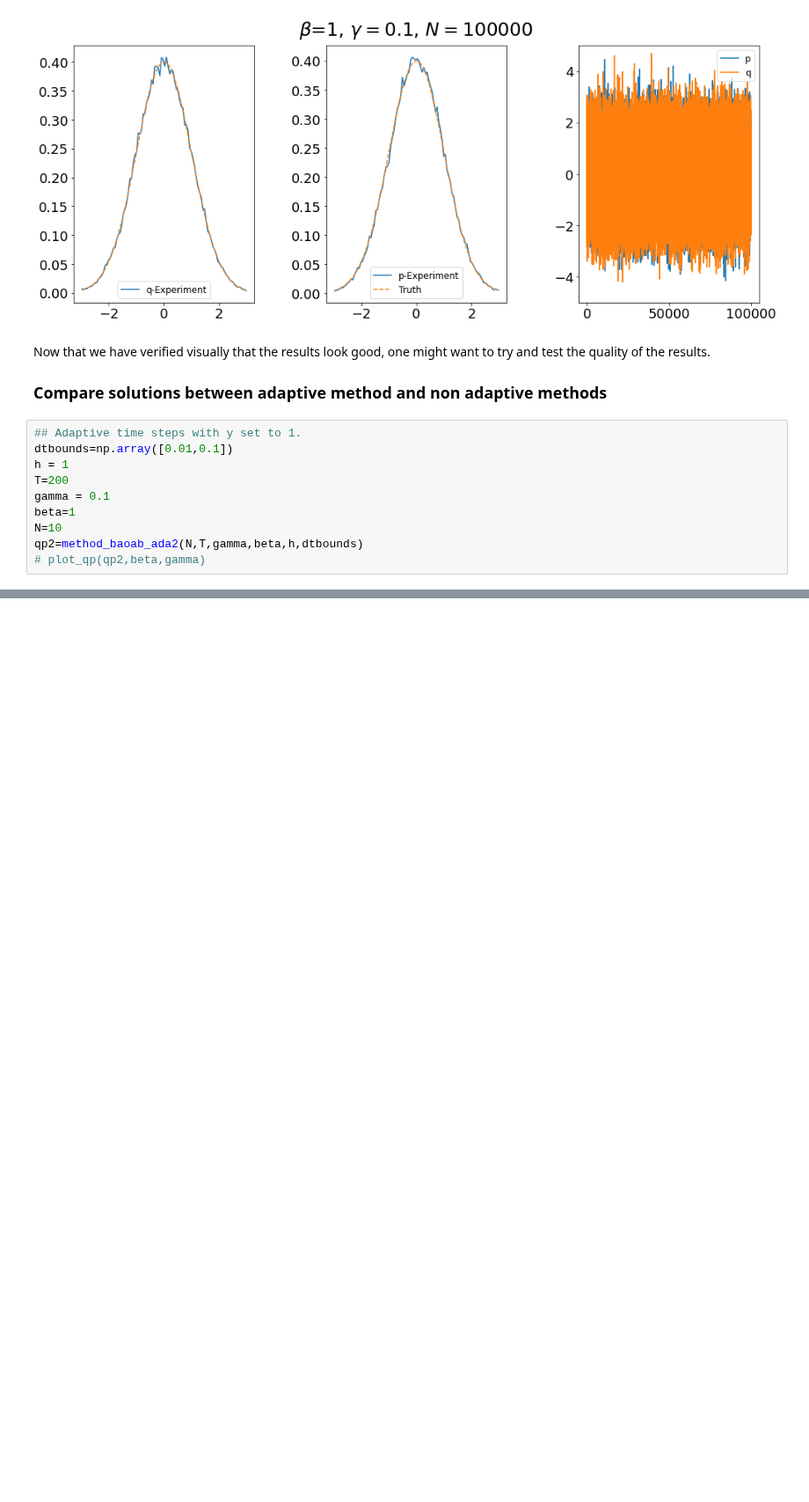
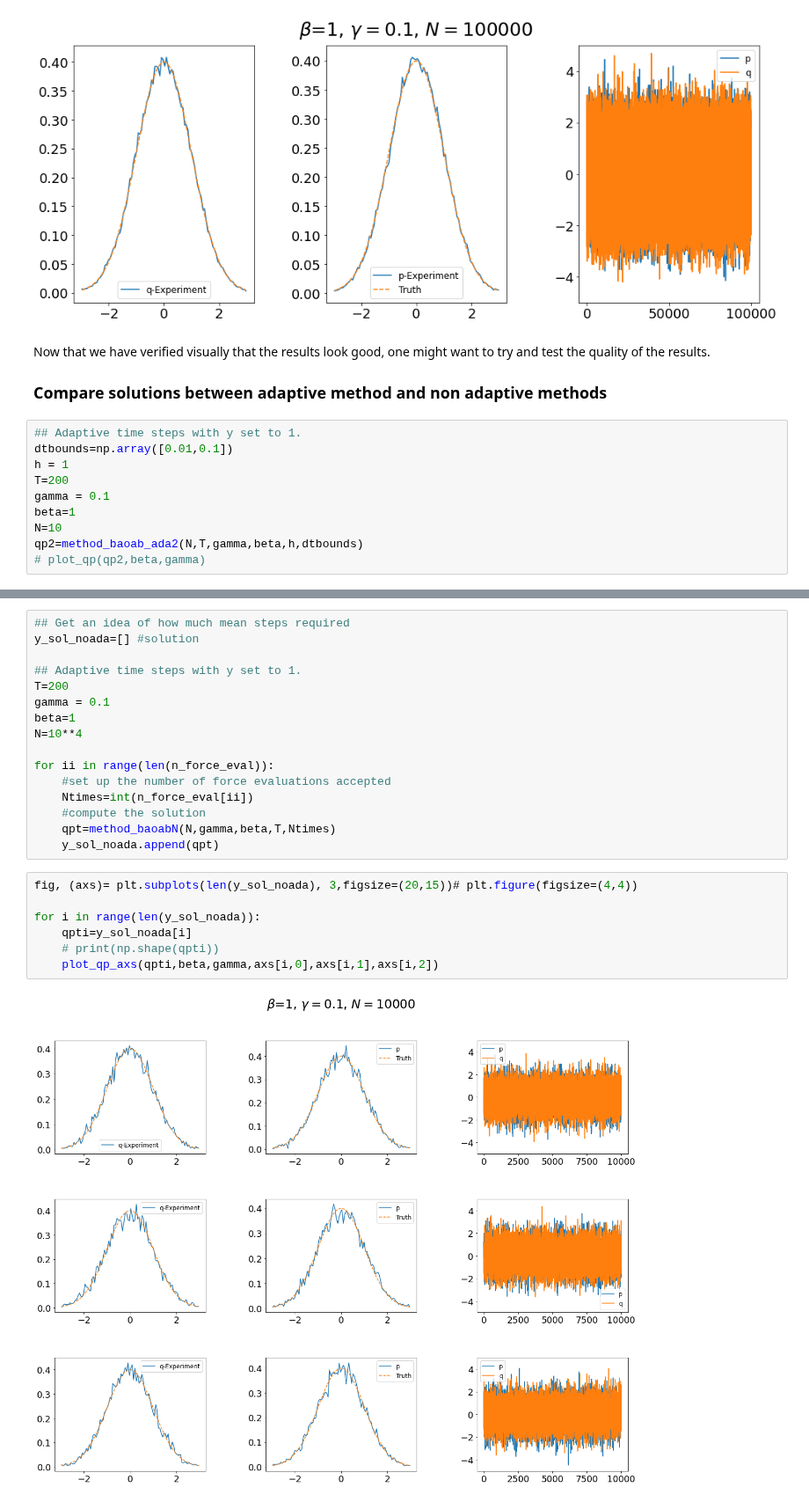
Before and after one commit to alixsleroy/WeakSDEapproximation, a Jupyter notebook: fullhamiltonian_adaptive.ipynb, the cells around one changed output, grey strips where cells are left out. Shown at 88% size. Cells and saved outputs as stored; diff of their text form; blank space fills up the shorter version.

```diff
--- a/fullhamiltonian_adaptive.ipynb
+++ b/fullhamiltonian_adaptive.ipynb
@@ -333,0 +414,25 @@ array([0. , 0.1])
+# %%
+## Get an idea of how much mean steps required
+y_sol_noada=[] #solution
+
+## Adaptive time steps with y set to 1.
+T=200
+gamma = 0.1
+beta=1
+N=10**4
+
+for ii in range(len(n_force_eval)):
+    #set up the number of force evaluations accepted
+    Ntimes=int(n_force_eval[ii])
+    #compute the solution
+    qpt=method_baoabN(N,gamma,beta,T,Ntimes)
+    y_sol_noada.append(qpt)
+# %%
+fig, (axs)= plt.subplots(len(y_sol_noada), 3,figsize=(20,15))# plt.figure(figsize=(4,4))
+
+for i in range(len(y_sol_noada)):
+    qpti=y_sol_noada[i]
+    # print(np.shape(qpti))
+    plot_qp_axs(qpti,beta,gamma,axs[i,0],axs[i,1],axs[i,2])
+# %% [output]
+[figure, added]
```
Also changed, not shown: parts of 15 cells of this notebook, 1 other file.
